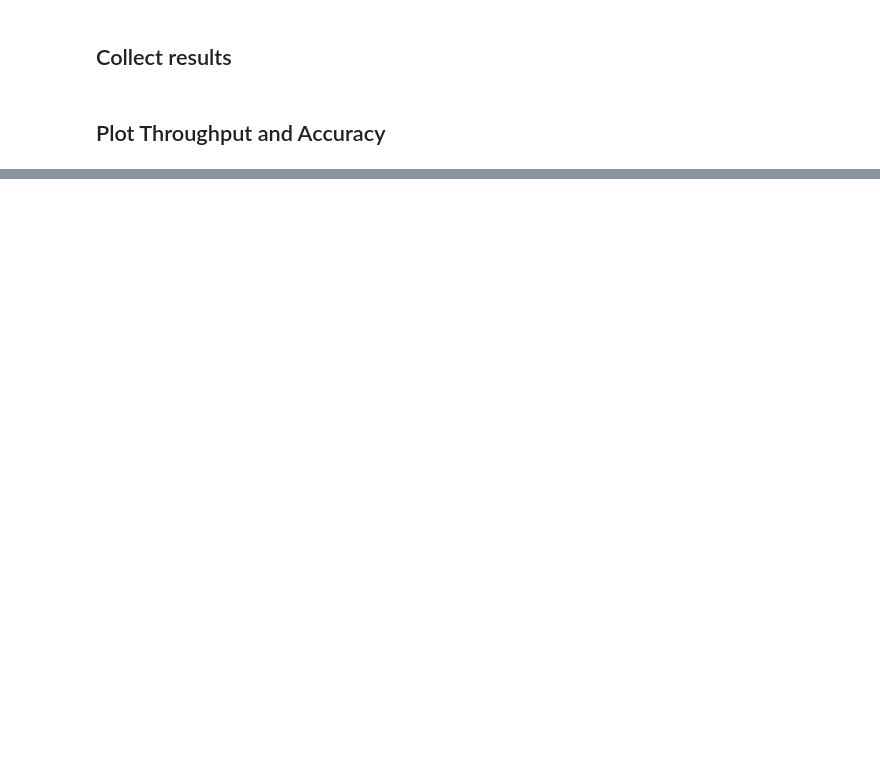
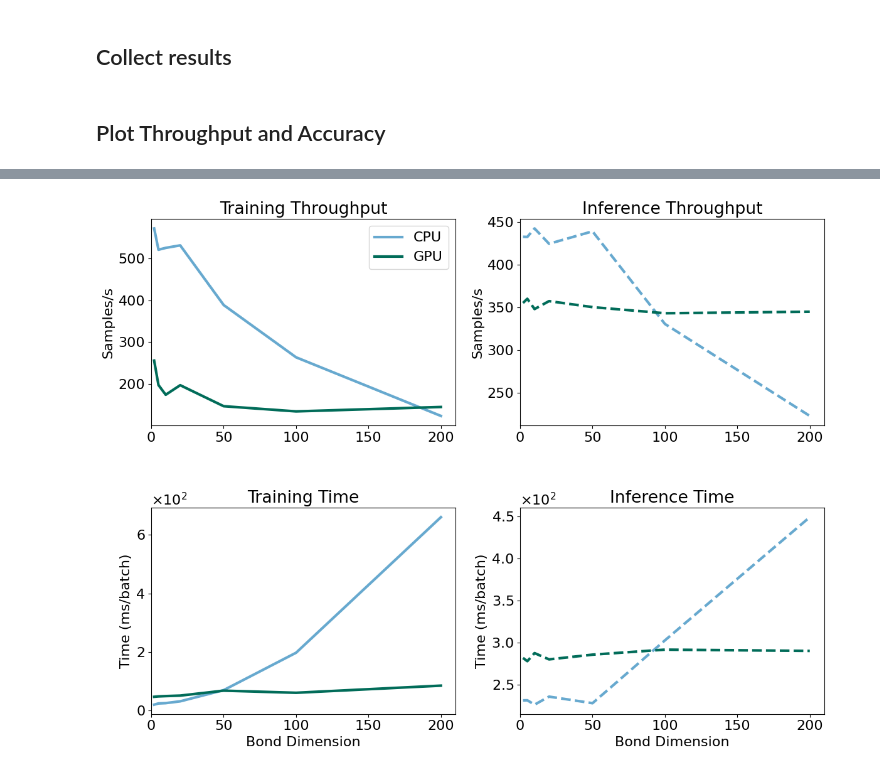
Before and after one commit to bsc-quantic/tn4ml, a Jupyter notebook: docs/source/examples/supervised/plot.ipynb, the cells around one changed output, grey strips where cells are left out. Saved outputs shown, nothing was run; the diff lists cells and outputs as text; code cells hidden in the pictures; blank space fills up the shorter version.

```diff
--- a/docs/source/examples/supervised/plot.ipynb
+++ b/docs/source/examples/supervised/plot.ipynb
@@ -134,16 +85,74 @@ plt.savefig("results/plot.pdf")
-# %%
-for metric, ylabel in [("sensitivity", "Sensitivity"), ("specificity", "Specificity"), ("precision", "Precision"), ("F_measure", "F-measure")]:
-    plt.figure(figsize=(10, 6))
-    colors = {'cpu': 'cornflowerblue', 'gpu': 'forestgreen'}
-    for device in devices:
-        bond_dims = sorted(data[device].keys())
-        metrics = [data[device][bond_dim][metric] for bond_dim in bond_dims]
-        plt.plot(bond_dims, metrics, label=device.upper(), marker="o", color=colors[device])
-
-    plt.xlabel("Bond Dimension")
-    plt.ylabel(ylabel)
-    plt.title(f"{ylabel} vs. Bond Dimension")
-    plt.legend()
-    plt.grid(True, which="both", linestyle="--", linewidth=0.5)
-    plt.tight_layout()
-    plt.show()
+# %%
+from matplotlib.ticker import ScalarFormatter
+
+# Create 2x2 subplots
+fig, axs = plt.subplots(2, 2, figsize=(12, 10))
+# Define colors for each device
+colors = {'cpu': '#67a9cf', 'gpu': '#016c59'}
+
+# --- Top Left: Training/Evaluation Throughput ---
+ax = axs[0, 0]
+for device in devices:
+    bond_dims = sorted(data[device].keys())
+    throughputs = [np.mean(data[device][bd]["throughput"]) for bd in bond_dims]
+    ax.plot(bond_dims, throughputs, label=f'{device.upper()}', linewidth=3, color=colors[device])
+ax.set_title("Training Throughput")
+ax.get_xaxis().set_major_formatter(ScalarFormatter())  # Show raw numbers, not 10^x
+ax.set_xlim(0, 210)
+ax.set_ylabel("Samples/s")
+ax.legend()
+
+# --- Top Right: Inference Throughput (1 / time) ---
+ax = axs[0, 1]
+for device in devices:
+    bond_dims = sorted(data[device].keys())
+    inference_inv = [np.mean(data[device][bd]["throughput_inf"]) for bd in bond_dims]
+    ax.plot(bond_dims, inference_inv, linestyle='--', linewidth = 3, label=f'{device.upper()}', color=colors[device])
+ax.set_title("Inference Throughput")
+ax.get_xaxis().set_major_formatter(ScalarFormatter())  # Show raw numbers, not 10^x
+ax.set_xlim(0, 210)
+ax.set_ylabel("Samples/s")
+#ax.grid(True)
+
+# --- Bottom Left: Training and Evaluation Time ---
+ax = axs[1, 0]
+for device in devices:
+    bond_dims = sorted(data[device].keys())
+    train_times = [np.mean(data[device][bd]["train_time_per_batch"]) * 1000 for bd in bond_dims]
+    ax.plot(bond_dims, train_times, label=f'{device.upper()}', linewidth=3, color=colors[device])
+ax.set_title("Training Time")
+ax.set_xlabel("Bond Dimension")
+ax.get_xaxis().set_major_formatter(ScalarFormatter())  # Show raw numbers, not 10^x
+ax.set_xlim(0, 210)
+ax.set_ylabel("Time (ms/batch)")
+
+# Force scientific notation with 10^3
+formatter = ScalarFormatter(useMathText=True)
+formatter.set_powerlimits((0, 0))  # Always show scientific notation
+ax.yaxis.set_major_formatter(formatter)
+ax.ticklabel_format(axis='y', style='sci', scilimits=(0, 0))
+
+# --- Bottom Right: Inference Time with Error Bars ---
+ax = axs[1, 1]
+for device in devices:
+    bond_dims = sorted(data[device].keys())
+    means = [np.mean(data[device][bd]["inference_time"]) * 1000 for bd in bond_dims]
+    stds = [np.std(data[device][bd]["inference_time"]) for bd in bond_dims]
+    ax.plot(bond_dims, means, linestyle='--', linewidth=3, label=f'{device.upper()}', color=colors[device])
+ax.set_title("Inference Time")
+ax.set_xlabel("Bond Dimension")
+ax.get_xaxis().set_major_formatter(ScalarFormatter())  # Show raw numbers, not 10^x
+ax.set_xlim(0, 210)
+ax.set_ylabel("Time (ms/batch)")
+
+# Apply same formatting
+formatter2 = ScalarFormatter(useMathText=True)
+formatter2.set_powerlimits((0, 0))
+ax.yaxis.set_major_formatter(formatter2)
+ax.ticklabel_format(axis='y', style='sci', scilimits=(0, 0))
+
+plt.tight_layout(rect=[0, 0.03, 1, 0.95])
+plt.subplots_adjust(hspace=0.4)  # Increase this value for more space vertically
+plt.savefig("evaluation_metrics.pdf", dpi=300)
+# %% [output]
+[figure, added]
```
Also changed, not shown: parts of 6 cells of this notebook, 1 other file.
